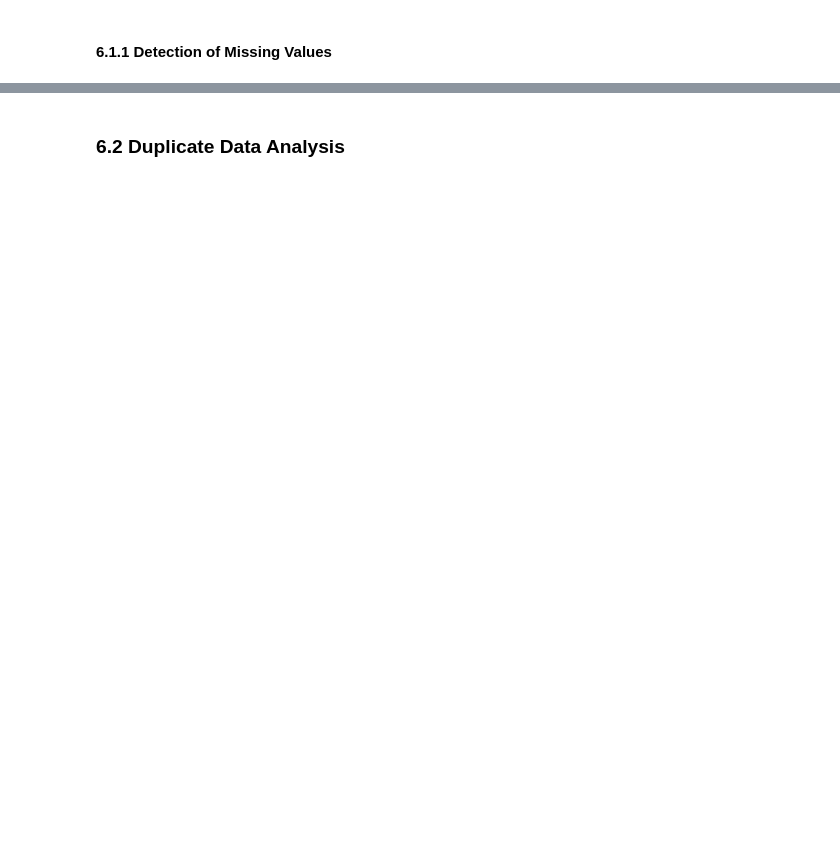
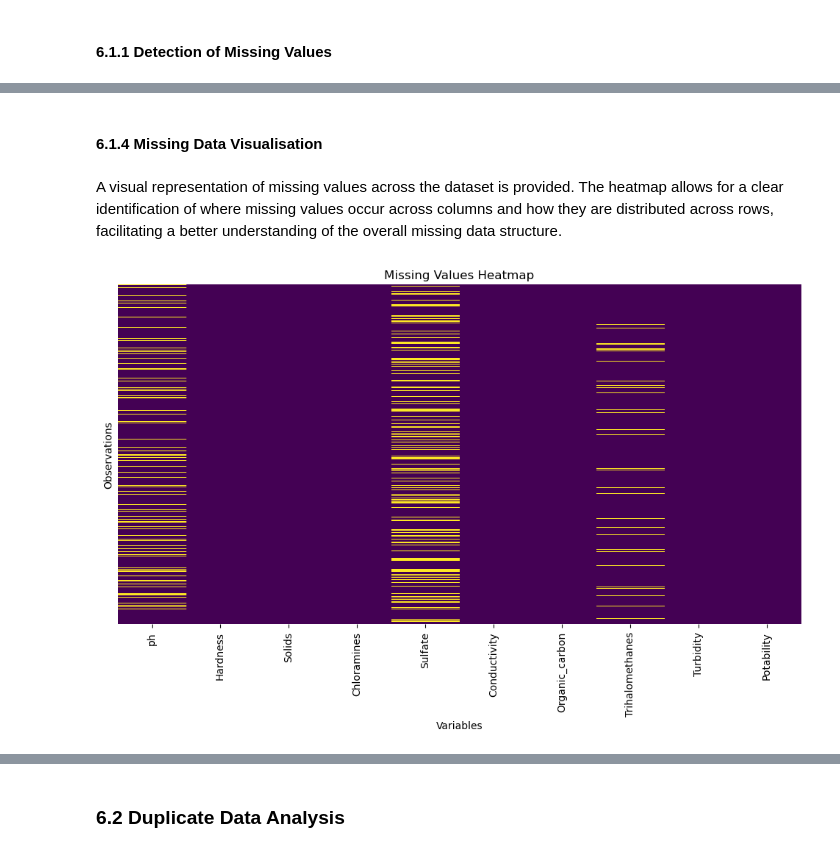
Before and after one commit to AnanyCasasManosalva/water-potability-prediction-ml, a Jupyter notebook: water_potability_prediction.ipynb, the cells around one changed output, grey strips where cells are left out. Cells and saved outputs as stored; diff of their text form; code cells hidden in the pictures; blank space fills up the shorter version.

```diff
--- a/water_potability_prediction.ipynb
+++ b/water_potability_prediction.ipynb
@@ -636,0 +812,22 @@ plt.show()
+# %% [markdown]
+#### 6.1.4 Missing Data Visualisation
+# %% [markdown]
+A visual representation of missing values across the dataset is provided. The heatmap allows for a clear identification of where missing values occur across columns and how they are distributed across rows, facilitating a better understanding of the overall missing data structure.
+# %%
+# Show Missing Data Distribution Visualisation
+
+# Set figure size
+plt.figure(figsize=(12,6))
+
+# Create heatmap to visualise missing values
+sns.heatmap(water.isnull(), cbar=False, cmap='viridis', yticklabels=False)
+
+# Add title to the plot
+plt.title('Missing Values Heatmap')
+plt.xlabel('Variables')
+plt.ylabel('Observations')
+
+# Display the plot
+plt.show()
+# %% [output]
+[figure, added]
```
Also changed, not shown: parts of 127 cells of this notebook.
